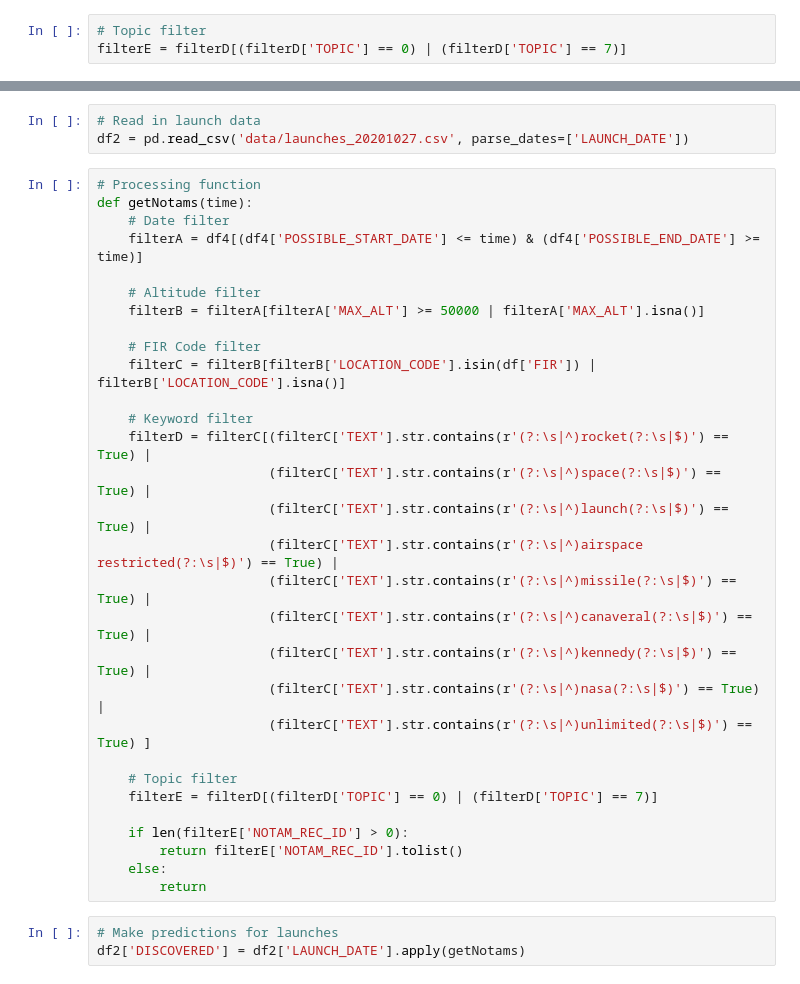
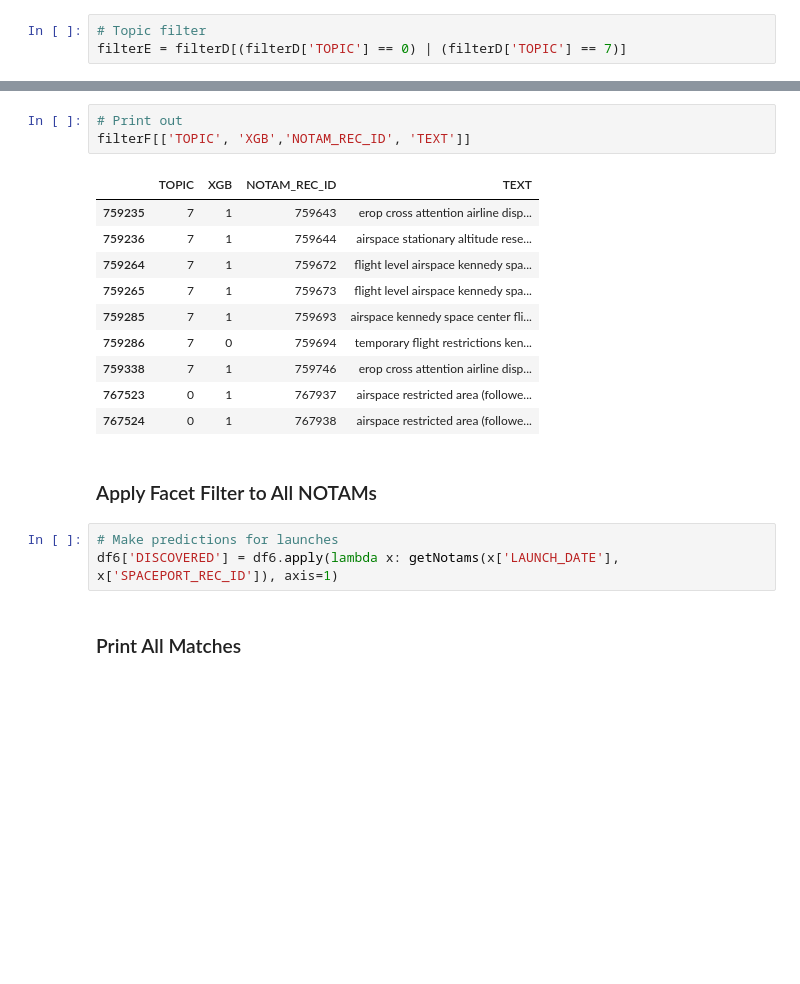
Before and after one commit to DAEN-Team-1/Final, a Jupyter notebook: DateFiltering.ipynb, the cells around one changed output, grey strips where cells are left out. Saved outputs shown, nothing was run; the diff lists cells and outputs as text; blank space fills up the shorter version.

```diff
--- a/DateFiltering.ipynb
+++ b/DateFiltering.ipynb
@@ -98,38 +382,23 @@ filterE[['TOPIC','NOTAM_REC_ID', 'LOCATION_CODE', 'TEXT']]
-# %%
-# Read in launch data
-df2 = pd.read_csv('data/launches_20201027.csv', parse_dates=['LAUNCH_DATE'])
 # %%
-# Processing function
-def getNotams(time):
-    # Date filter
-    filterA = df4[(df4['POSSIBLE_START_DATE'] <= time) & (df4['POSSIBLE_END_DATE'] >= time)]
-
-    # Altitude filter
-    filterB = filterA[filterA['MAX_ALT'] >= 50000 | filterA['MAX_ALT'].isna()]
-
-    # FIR Code filter
-    filterC = filterB[filterB['LOCATION_CODE'].isin(df['FIR']) | filterB['LOCATION_CODE'].isna()]
-
-    # Keyword filter
-    filterD = filterC[(filterC['TEXT'].str.contains(r'(?:\s|^)rocket(?:\s|$)') == True) |
-                      (filterC['TEXT'].str.contains(r'(?:\s|^)space(?:\s|$)') == True) |
-                      (filterC['TEXT'].str.contains(r'(?:\s|^)launch(?:\s|$)') == True) |
-                      (filterC['TEXT'].str.contains(r'(?:\s|^)airspace restricted(?:\s|$)') == True) |
-                      (filterC['TEXT'].str.contains(r'(?:\s|^)missile(?:\s|$)') == True) |
-                      (filterC['TEXT'].str.contains(r'(?:\s|^)canaveral(?:\s|$)') == True) |
-                      (filterC['TEXT'].str.contains(r'(?:\s|^)kennedy(?:\s|$)') == True) |
-                      (filterC['TEXT'].str.contains(r'(?:\s|^)nasa(?:\s|$)') == True) |
-                      (filterC['TEXT'].str.contains(r'(?:\s|^)unlimited(?:\s|$)') == True) ]
-
-    # Topic filter
-    filterE = filterD[(filterD['TOPIC'] == 0) | (filterD['TOPIC'] == 7)]
-
-    if len(filterE['NOTAM_REC_ID'] > 0):
-        return filterE['NOTAM_REC_ID'].tolist()
-    else:
-        return
+# Print out
+filterF[['TOPIC', 'XGB','NOTAM_REC_ID', 'TEXT']]
+# %% [output]
+|  | TOPIC | XGB | NOTAM_REC_ID | TEXT |
+| 759235 | 7 | 1 | 759643 | erop cross attention airline disp... |
+| 759236 | 7 | 1 | 759644 | airspace stationary altitude rese... |
+| 759264 | 7 | 1 | 759672 | flight level airspace kennedy spa... |
+| 759265 | 7 | 1 | 759673 | flight level airspace kennedy spa... |
+| 759285 | 7 | 1 | 759693 | airspace kennedy space center fli... |
+| 759286 | 7 | 0 | 759694 | temporary flight restrictions ken... |
+| 759338 | 7 | 1 | 759746 | erop cross attention airline disp... |
+| 767523 | 0 | 1 | 767937 | airspace restricted area (followe... |
+| 767524 | 0 | 1 | 767938 | airspace restricted area (followe... |
+# %% [markdown]
+### Apply Facet Filter to All NOTAMs
 # %%
 # Make predictions for launches
-df2['DISCOVERED'] = df2['LAUNCH_DATE'].apply(getNotams)
+df6['DISCOVERED'] = df6.apply(lambda x: getNotams(x['LAUNCH_DATE'], x['SPACEPORT_REC_ID']), axis=1)
+# %% [markdown]
+### Print All Matches
 # %%
 # Final list of found launches
```
Also changed, not shown: parts of 30 cells of this notebook.
